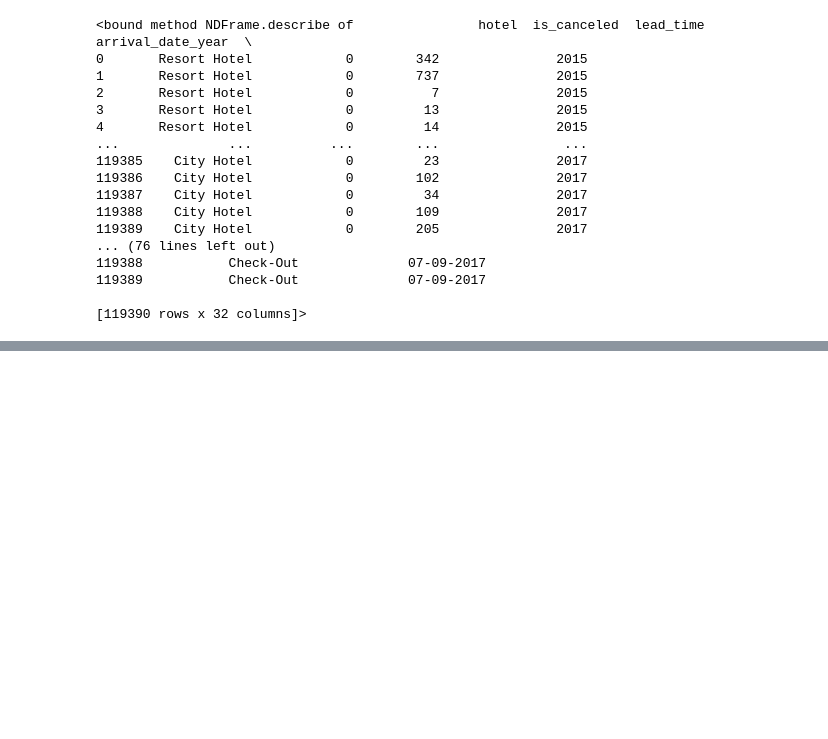
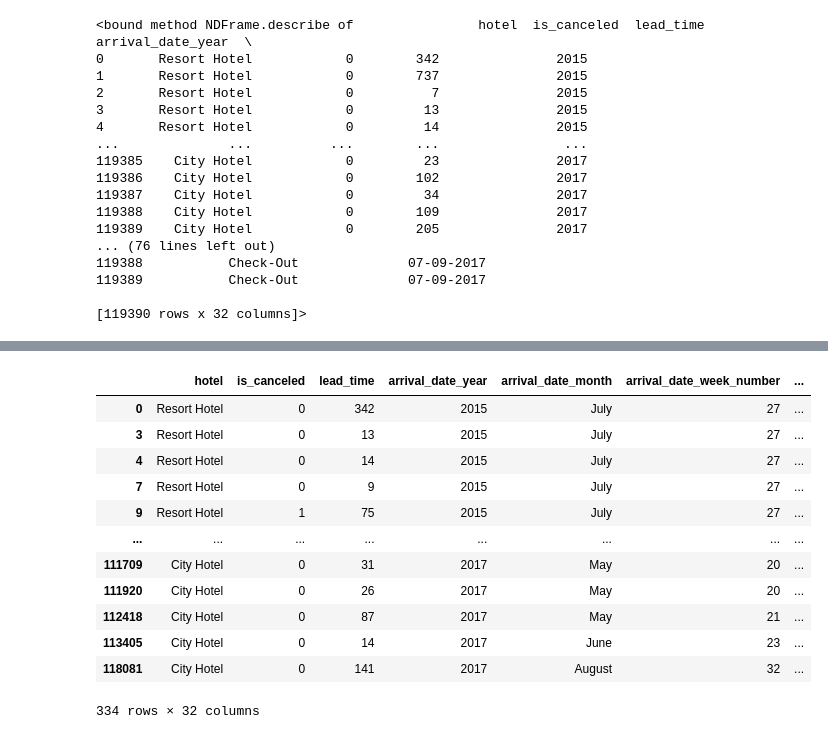
Before and after one commit to Satyaprakash-Dinesh-Vispute/Hotel-Booking-Analysis-EDA, a Jupyter notebook: Hotel_Booking_Analysis_(EDA).ipynb, the cells around one changed output, grey strips where cells are left out. Cells and saved outputs as stored; diff of their text form; code cells hidden in the pictures; blank space fills up the shorter version.

```diff
--- a/Hotel_Booking_Analysis_(EDA).ipynb
+++ b/Hotel_Booking_Analysis_(EDA).ipynb
@@ -84,0 +106,5 @@ hotel_booking_df.describe
+# %%
+hotel_booking_df['company'].fillna(0,inplace=True)
+hotel_booking_df['agent'].fillna(0,inplace=True)
+hotel_booking_df['country'].fillna('others',inplace=True)
+hotel_booking_df['children'].fillna(0,inplace=True)
@@ -84,0 +151,16 @@ hotel_booking_df.describe
+# %%
+hotel_booking_df.drop_duplicates('agent')
+# %% [output]
+|  | hotel | is_canceled | lead_time | arrival_date_year | arrival_date_month | arrival_date_week_number | ... |
+| 0 | Resort Hotel | 0 | 342 | 2015 | July | 27 | ... |
+| 3 | Resort Hotel | 0 | 13 | 2015 | July | 27 | ... |
+| 4 | Resort Hotel | 0 | 14 | 2015 | July | 27 | ... |
+| 7 | Resort Hotel | 0 | 9 | 2015 | July | 27 | ... |
+| 9 | Resort Hotel | 1 | 75 | 2015 | July | 27 | ... |
+| ... | ... | ... | ... | ... | ... | ... | ... |
+| 111709 | City Hotel | 0 | 31 | 2017 | May | 20 | ... |
+| 111920 | City Hotel | 0 | 26 | 2017 | May | 20 | ... |
+| 112418 | City Hotel | 0 | 87 | 2017 | May | 21 | ... |
+| 113405 | City Hotel | 0 | 14 | 2017 | June | 23 | ... |
+| 118081 | City Hotel | 0 | 141 | 2017 | August | 32 | ... |
+334 rows × 32 columns
```
Also changed, not shown: parts of 6 cells of this notebook.
